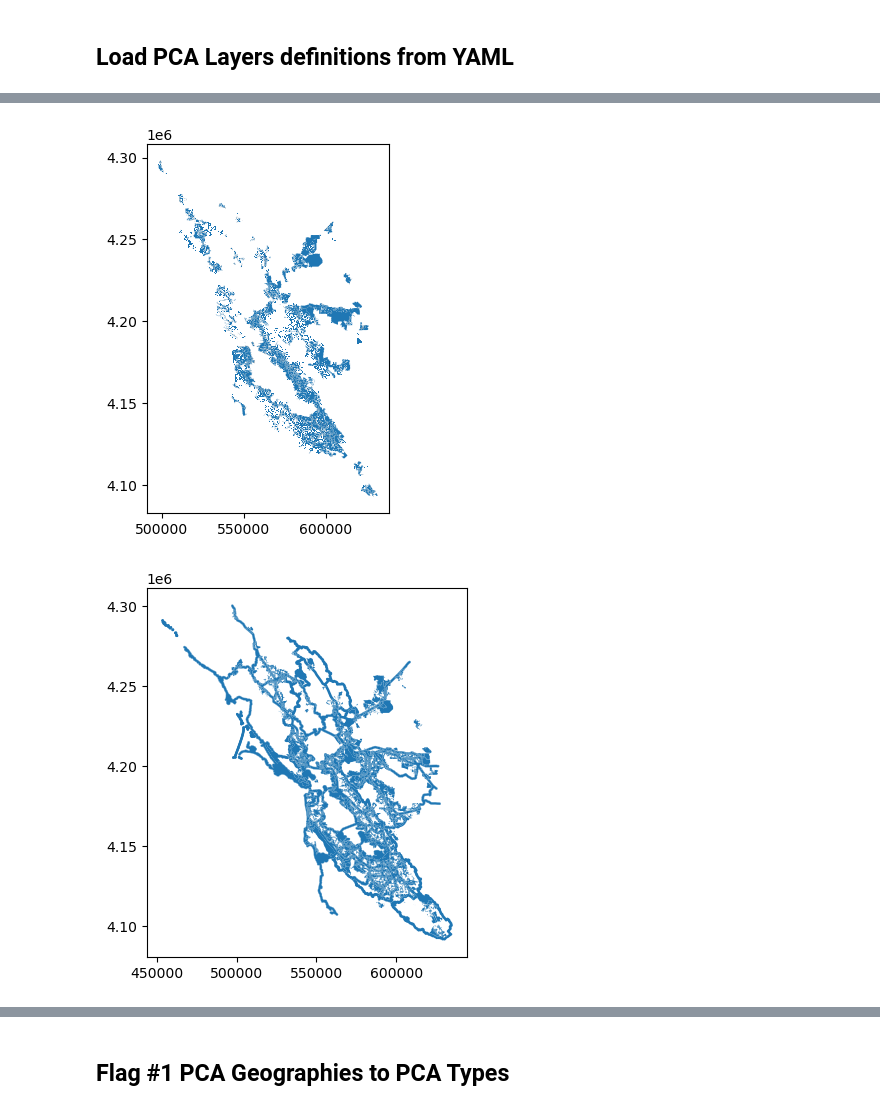
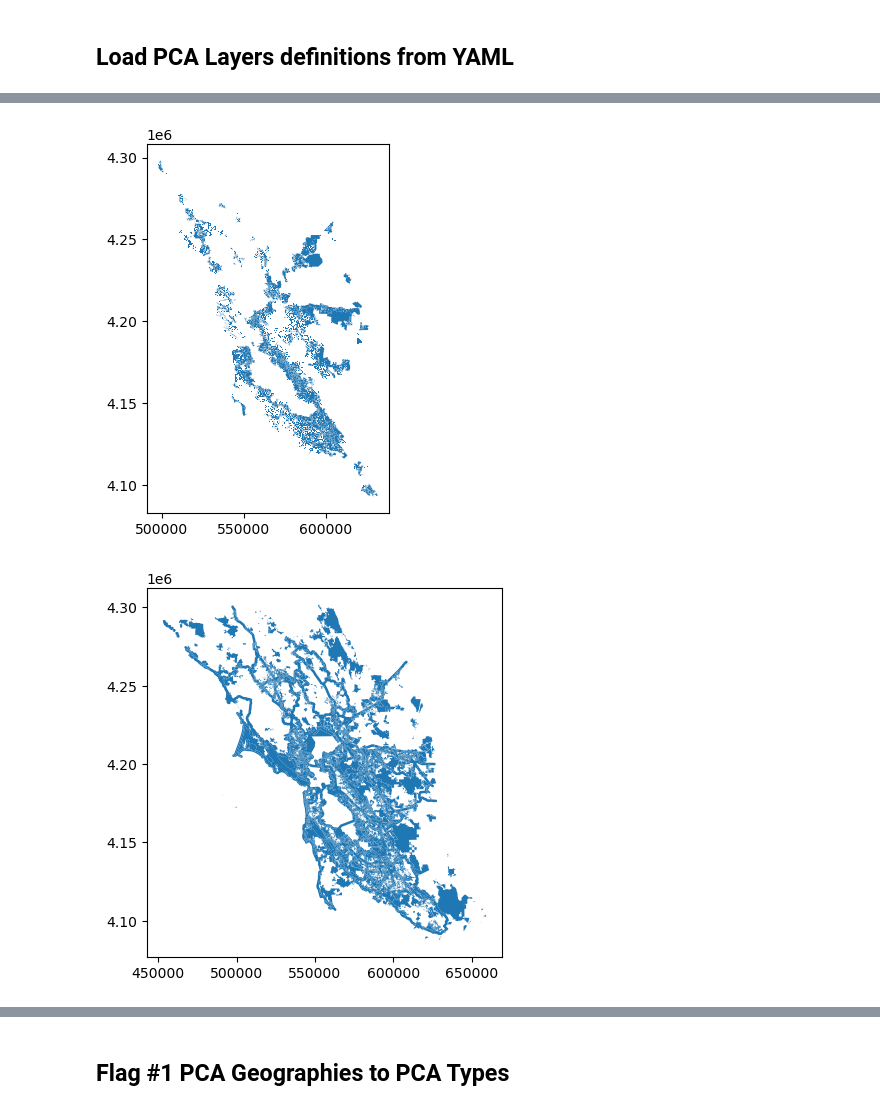
Before and after one commit to BayAreaMetro/PCA-Refresh, a Jupyter notebook: 2_pca_flags.ipynb, the cells around one changed output, grey strips where cells are left out. Saved outputs shown, nothing was run; the diff lists cells and outputs as text; code cells hidden in the pictures.

Commit message:
Update for PCA New Drafts

```diff
--- a/2_pca_flags.ipynb
+++ b/2_pca_flags.ipynb
@@ -155,0 +8,4 @@ print(ugb)
+# %%
+## Load data dictionary
+pca_data = load_dict_from_yaml()
+[print(f"{k}: {v['use']}") for k,v in pca_data.items()]
@@ -156 +22,16 @@ print(ugb)
+# %%
+## Create subset dictionaries
+## PCA Geographies. Select either 'pca' or 'pca_ammend' for the PCA geographies
+
+## Option A: PCA
+# pca_geo = pca_data['pca']
+
+## Option B: PCA DRAFT Amendement
+pca_geo = pca_data['pca_ammend']
+
+
+# PCA Types
+pca_types = create_subset_dict(pca_data, 'use', 'pca_type')
+# UGB
+ugb = pca_data['ugb']
 # %% [markdown]
@@ -172,14 +50,12 @@ Breaking feature service layer IDs into 1 chunks
 # %%
 ## Load PCA types
 for i in pca_types.keys():
-    print(i)
-    print(pca_types[i]['url'])
     try:
         print(f"Loading data for {i}")
-        ## Pull GeoTable from AGOL as GeoDataframe
-        pca_types[i]['data_load'] = pull_geotable_agol(pca_types[i]['url'], client=client)
+        ## Load PCA type from Feather file
+        pca_types[i]['data_load'] = open_feather(pca_types[i]['filename'])
         pca_types[i]['data_load'].plot()
         print("Data loaded successfully\n")
-    except:
+    except Exception as e:
         print(f"Failed to load data for {i}!\n")
 # %% [output]
@@ -202,6 +78,6 @@ Breaking feature service layer IDs into 1 chunks
 Data loaded successfully
 [figure]
 [figure]
 [figure]
-[figure, old version]
+[figure, new version]
 [figure]
```
Also changed, not shown: parts of 31 cells of this notebook.
